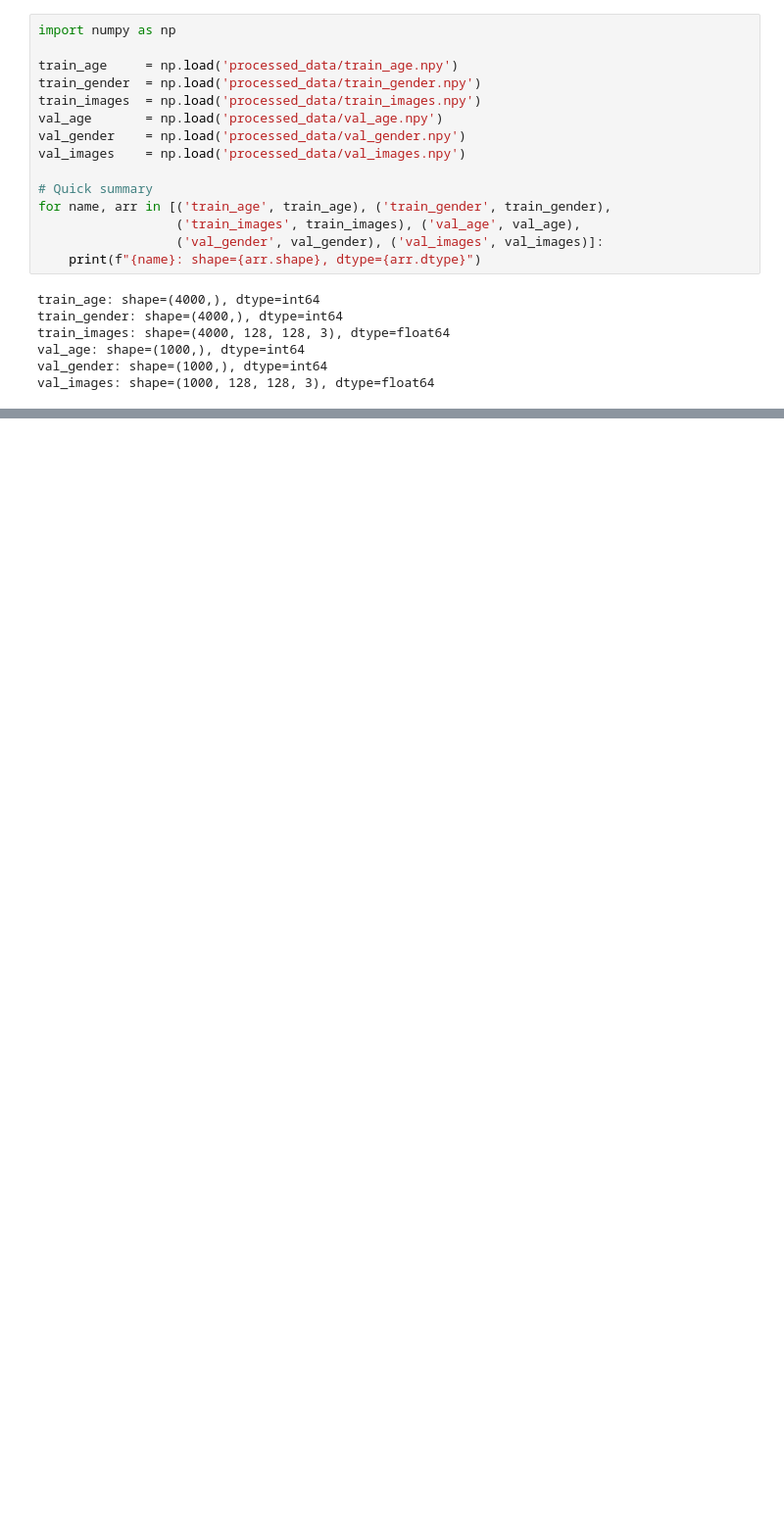
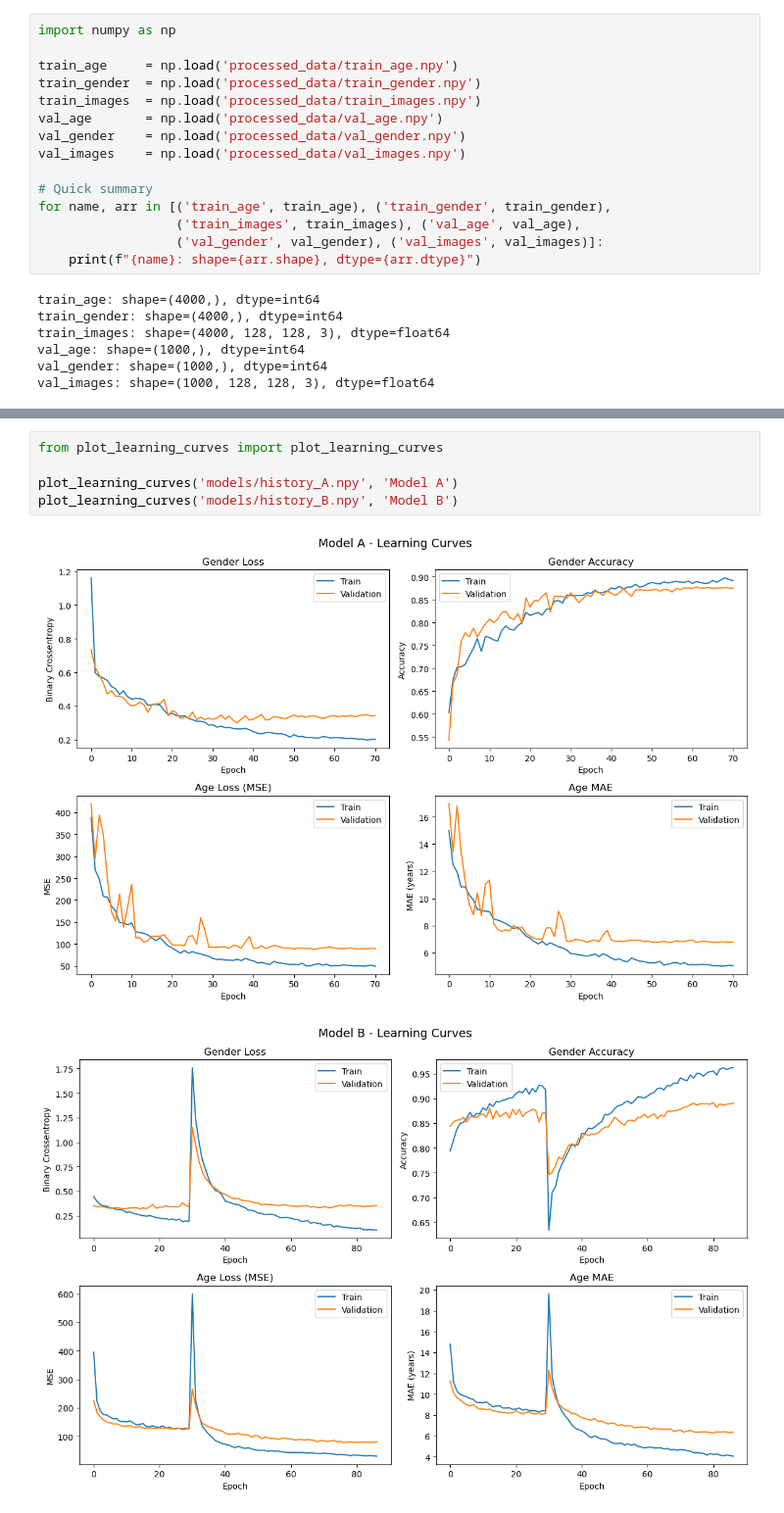
Before and after one commit to llamsumn/age-gender-cnn, a Jupyter notebook: local_test.ipynb, the cells around one changed output, grey strips where cells are left out. Shown at 98% size. Drawn from its saved outputs; the diff is of its cells as text; blank space fills up the shorter version.

```diff
--- a/local_test.ipynb
+++ b/local_test.ipynb
@@ -76,0 +30,8 @@ plt.show()
+# %%
+from plot_learning_curves import plot_learning_curves
+
+plot_learning_curves('models/history_A.npy', 'Model A')
+plot_learning_curves('models/history_B.npy', 'Model B')
+# %% [output]
+[figure, added]
+[figure, added]
```
Also changed, not shown: parts of 2 cells of this notebook, 11 other files.
